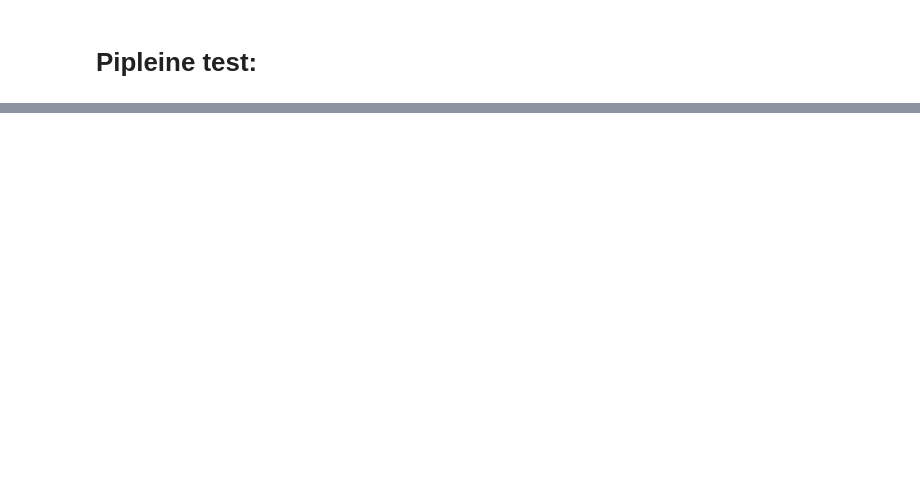
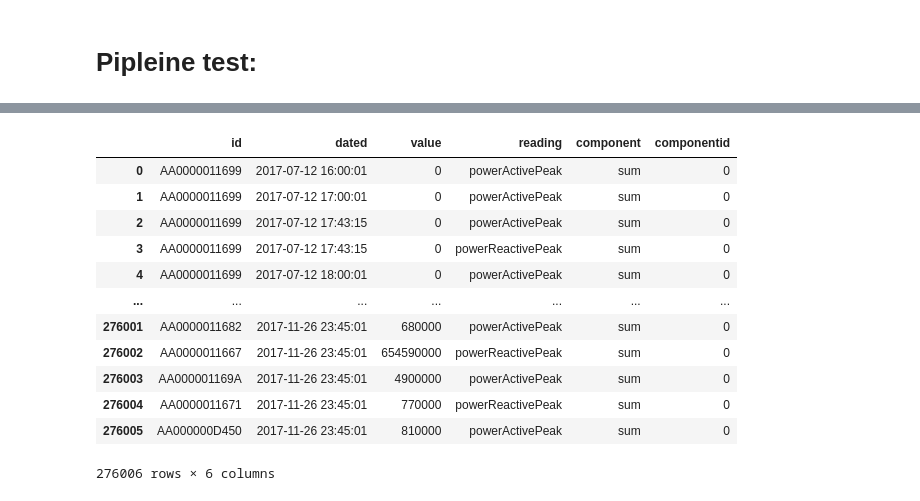
Before and after one commit to BetriuJaume/predictive-maintenance, a Jupyter notebook: tests.ipynb, the cells around one changed output, grey strips where cells are left out. Saved outputs shown, nothing was run; the diff lists cells and outputs as text; code cells hidden in the pictures; blank space fills up the shorter version.

```diff
--- a/tests.ipynb
+++ b/tests.ipynb
@@ -187,0 +228,20 @@ powerReactivePeak["dated"].loc[2000]
+# %%
+pd.read_csv(
+    f"{data_dir}/raw_data/{municipality}_readings_sorted.csv",
+    skiprows = 0,
+    nrows = 276006
+)
+# %% [output]
+|  | id | dated | value | reading | component | componentid |
+| 0 | AA0000011699 | 2017-07-12 16:00:01 | 0 | powerActivePeak | sum | 0 |
+| 1 | AA0000011699 | 2017-07-12 17:00:01 | 0 | powerActivePeak | sum | 0 |
+| 2 | AA0000011699 | 2017-07-12 17:43:15 | 0 | powerActivePeak | sum | 0 |
+| 3 | AA0000011699 | 2017-07-12 17:43:15 | 0 | powerReactivePeak | sum | 0 |
+| 4 | AA0000011699 | 2017-07-12 18:00:01 | 0 | powerActivePeak | sum | 0 |
+| ... | ... | ... | ... | ... | ... | ... |
+| 276001 | AA0000011682 | 2017-11-26 23:45:01 | 680000 | powerActivePeak | sum | 0 |
+| 276002 | AA0000011667 | 2017-11-26 23:45:01 | 654590000 | powerReactivePeak | sum | 0 |
+| 276003 | AA000001169A | 2017-11-26 23:45:01 | 4900000 | powerActivePeak | sum | 0 |
+| 276004 | AA0000011671 | 2017-11-26 23:45:01 | 770000 | powerReactivePeak | sum | 0 |
+| 276005 | AA000000D450 | 2017-11-26 23:45:01 | 810000 | powerActivePeak | sum | 0 |
+276006 rows × 6 columns
```
Also changed, not shown: parts of 32 cells of this notebook, 3 other files.
